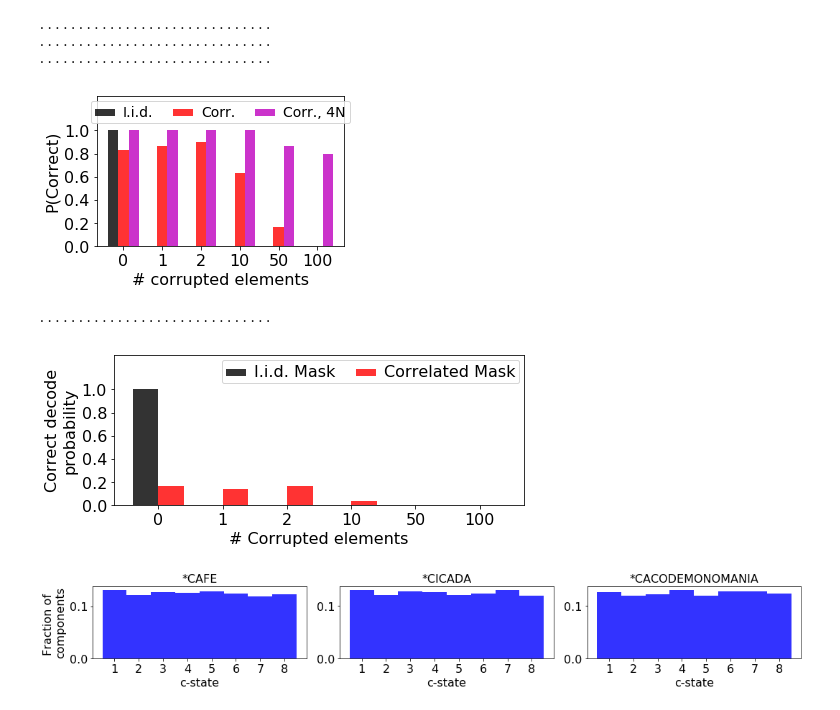
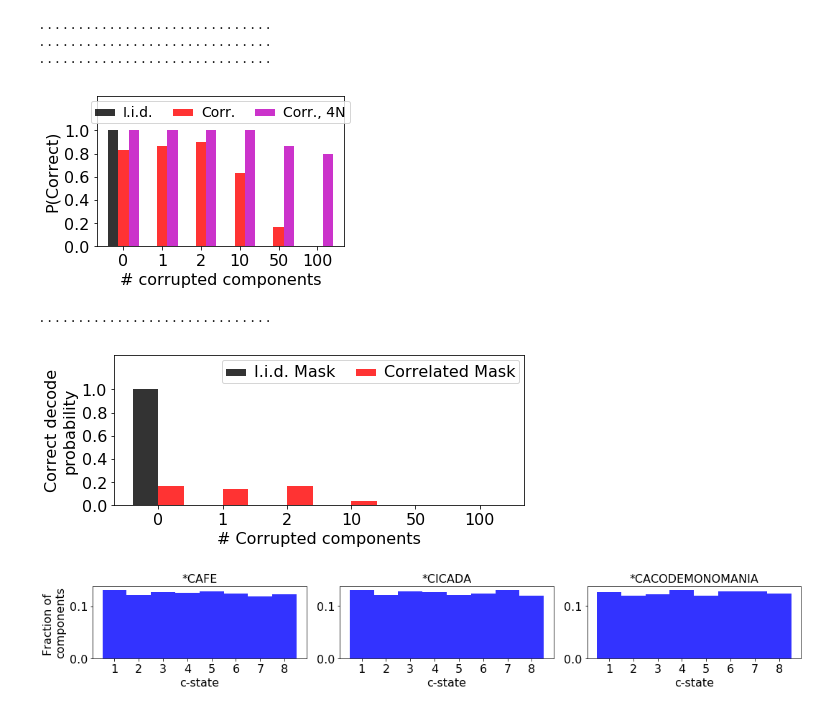
Before and after one commit to rkp8000/crossing_over, a Jupyter notebook: 5_mask_correlations.ipynb, the cells around one changed output. Cells and saved outputs as stored; diff of their text form; code cells hidden in the pictures.

```diff
--- a/5_mask_correlations.ipynb
+++ b/5_mask_correlations.ipynb
@@ -365,25 +365,25 @@ print('')
 # %%
 fig, ax = plt.subplots(1, 1, figsize=(4.5, 3), tight_layout=True)
 
 ax.bar(np.arange(len(corrupt)) - .8/3, p_correct_basic, width=.8/3, color='k', alpha=.8)
 ax.bar(np.arange(len(corrupt)), p_correct_mask_corr, width=.8/3, color='r', alpha=.8)
 ax.bar(np.arange(len(corrupt)) + .8/3, p_correct_mask_corr_4n, width=.8/3, color='m', alpha=.8)
 
 ax.set_xticks(np.arange(len(corrupt)))
 ax.set_xticklabels(corrupt)
 
 ax.set_ylim(0, 1.3)
 ax.set_yticks([0, .2, .4, .6, .8, 1])
 
-ax.set_xlabel('# corrupted elements')
+ax.set_xlabel('# corrupted components')
 ax.set_ylabel('P(Correct)')
 
 ax.legend(['I.i.d.', 'Corr.', 'Corr., 4N'], ncol=3, loc='upper center')
 
 set_font_size(ax, 16, legend_font_size=14)
 fig.savefig('panel_svgs/mask_corr_cicada.svg')
 # %% [output]
-[figure, old version]
+[figure, new version]
 # %%
 ct_correct_mask_corr = np.zeros(len(corrupt))
 
@@ -413,7 +413,7 @@ ax.set_xticklabels(corrupt)
 ax.set_ylim(0, 1.3)
 ax.set_yticks([0, .2, .4, .6, .8, 1])
 
-ax.set_xlabel('# Corrupted elements')
+ax.set_xlabel('# Corrupted components')
 ax.set_ylabel('Correct decode\nprobability')
 
 ax.legend(['I.i.d. Mask', 'Correlated Mask'], ncol=2)
@@ -421,7 +421,7 @@ ax.legend(['I.i.d. Mask', 'Correlated Mask'], ncol=2)
 set_font_size(ax, 16)
 # %% [output]
 ..............................
-[figure, old version]
+[figure, new version]
 # %%
 # plot c-state distribution for different sequences
 ys = ['CAFE', 'CICADA', 'CACODEMONOMANIA',]
```
Also changed, not shown: parts of 1 cell of this notebook, 3 other files.
